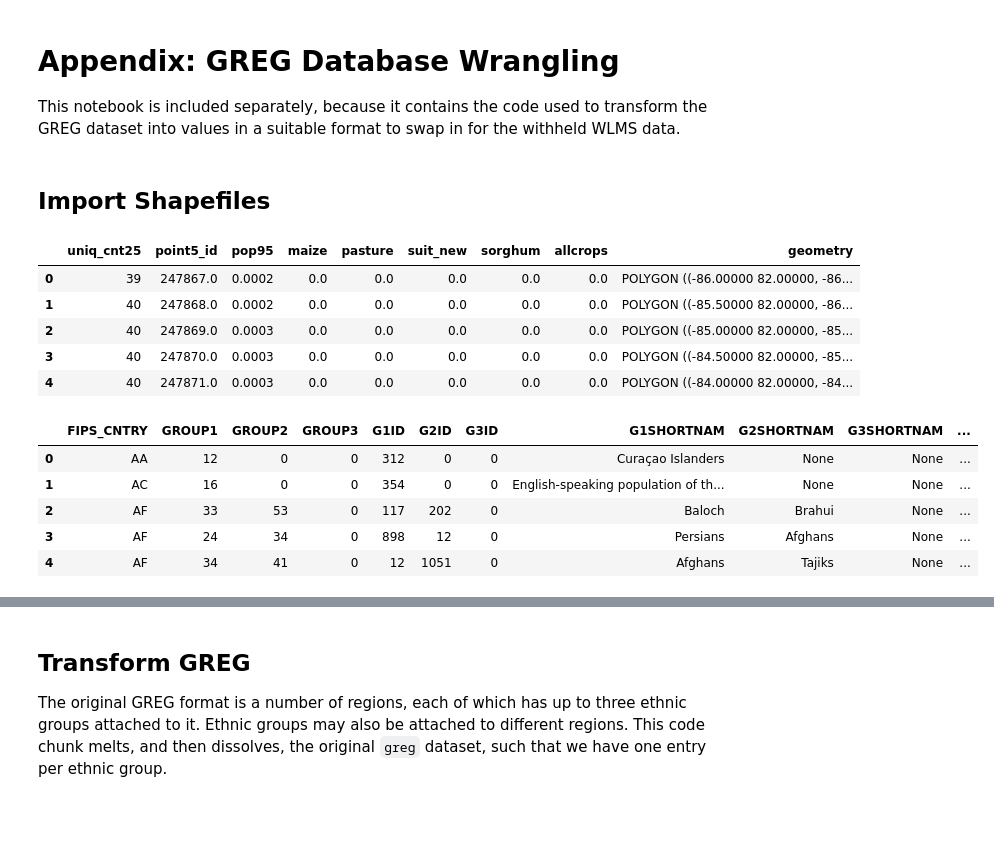
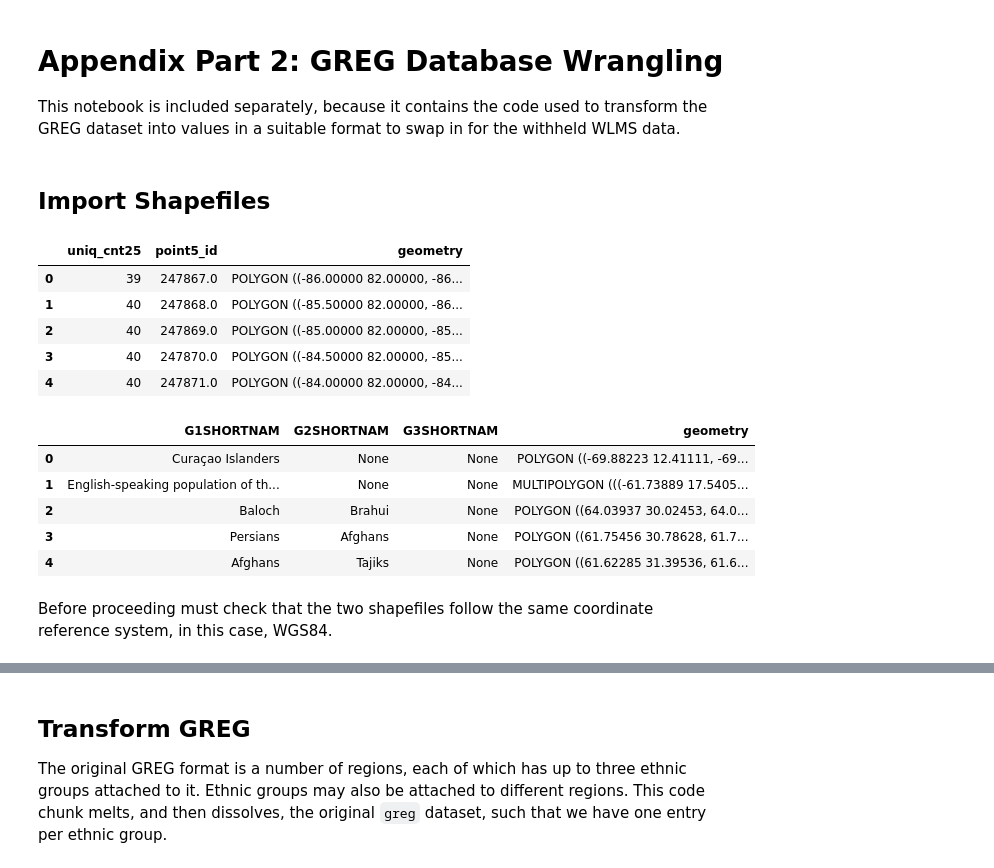
Before and after one commit to andleb/230Afinal, a Jupyter notebook: greg_nmbrlang.ipynb, the cells around one changed output, grey strips where cells are left out. Drawn from its saved outputs; the diff is of its cells as text; code cells hidden in the pictures; blank space fills up the shorter version.

Commit message:
update greg appendix

```diff
--- a/greg_nmbrlang.ipynb
+++ b/greg_nmbrlang.ipynb
@@ -1,5 +1,5 @@
 # %% [markdown]
-# Appendix: GREG Database Wrangling
+# Appendix Part 2: GREG Database Wrangling
 
 This notebook is included separately, because it contains the code used to transform the GREG dataset into values in a suitable format to swap in for the withheld WLMS data.
 # %%
@@ -12,24 +12,25 @@ import seaborn as sns
 # %% [markdown]
 ## Import Shapefiles
 # %%
-# Linux is a true UNIX (unlike some other OSs), therefore case-sensitive! :)
 virtual = gpd.read_file('data_raw/Virtual_country')
-virtual.head()
+virtual[['uniq_cnt25', 'point5_id', 'geometry']].head()
 # %% [output]
-|  | uniq_cnt25 | point5_id | pop95 | maize | pasture | suit_new | sorghum | allcrops | geometry |
-| 0 | 39 | 247867.0 | 0.0002 | 0.0 | 0.0 | 0.0 | 0.0 | 0.0 | POLYGON ((-86.00000 82.00000, -86... |
-| 1 | 40 | 247868.0 | 0.0002 | 0.0 | 0.0 | 0.0 | 0.0 | 0.0 | POLYGON ((-85.50000 82.00000, -86... |
-| 2 | 40 | 247869.0 | 0.0003 | 0.0 | 0.0 | 0.0 | 0.0 | 0.0 | POLYGON ((-85.00000 82.00000, -85... |
-| 3 | 40 | 247870.0 | 0.0003 | 0.0 | 0.0 | 0.0 | 0.0 | 0.0 | POLYGON ((-84.50000 82.00000, -85... |
-| 4 | 40 | 247871.0 | 0.0003 | 0.0 | 0.0 | 0.0 | 0.0 | 0.0 | POLYGON ((-84.00000 82.00000, -84... |
+|  | uniq_cnt25 | point5_id | geometry |
+| 0 | 39 | 247867.0 | POLYGON ((-86.00000 82.00000, -86... |
+| 1 | 40 | 247868.0 | POLYGON ((-85.50000 82.00000, -86... |
+| 2 | 40 | 247869.0 | POLYGON ((-85.00000 82.00000, -85... |
+| 3 | 40 | 247870.0 | POLYGON ((-84.50000 82.00000, -85... |
+| 4 | 40 | 247871.0 | POLYGON ((-84.00000 82.00000, -84... |
 # %%
 greg = gpd.read_file('greg')
-greg.head()
+greg[['G1SHORTNAM', 'G2SHORTNAM', 'G3SHORTNAM', 'geometry']].head()
 # %% [output]
-|  | FIPS_CNTRY | GROUP1 | GROUP2 | GROUP3 | G1ID | G2ID | G3ID | G1SHORTNAM | G2SHORTNAM | G3SHORTNAM | ... |
-| 0 | AA | 12 | 0 | 0 | 312 | 0 | 0 | Curaçao Islanders | None | None | ... |
-| 1 | AC | 16 | 0 | 0 | 354 | 0 | 0 | English-speaking population of th... | None | None | ... |
-| 2 | AF | 33 | 53 | 0 | 117 | 202 | 0 | Baloch | Brahui | None | ... |
-| 3 | AF | 24 | 34 | 0 | 898 | 12 | 0 | Persians | Afghans | None | ... |
-| 4 | AF | 34 | 41 | 0 | 12 | 1051 | 0 | Afghans | Tajiks | None | ... |
+|  | G1SHORTNAM | G2SHORTNAM | G3SHORTNAM | geometry |
+| 0 | Curaçao Islanders | None | None | POLYGON ((-69.88223 12.41111, -69... |
+| 1 | English-speaking population of th... | None | None | MULTIPOLYGON (((-61.73889 17.5405... |
+| 2 | Baloch | Brahui | None | POLYGON ((64.03937 30.02453, 64.0... |
+| 3 | Persians | Afghans | None | POLYGON ((61.75456 30.78628, 61.7... |
+| 4 | Afghans | Tajiks | None | POLYGON ((61.62285 31.39536, 61.6... |
+# %% [markdown]
+Before proceeding must check that the two shapefiles follow the same coordinate reference system, in this case, WGS84.
 # %%
```
Also changed, not shown: parts of 19 cells of this notebook, 1 other file.
